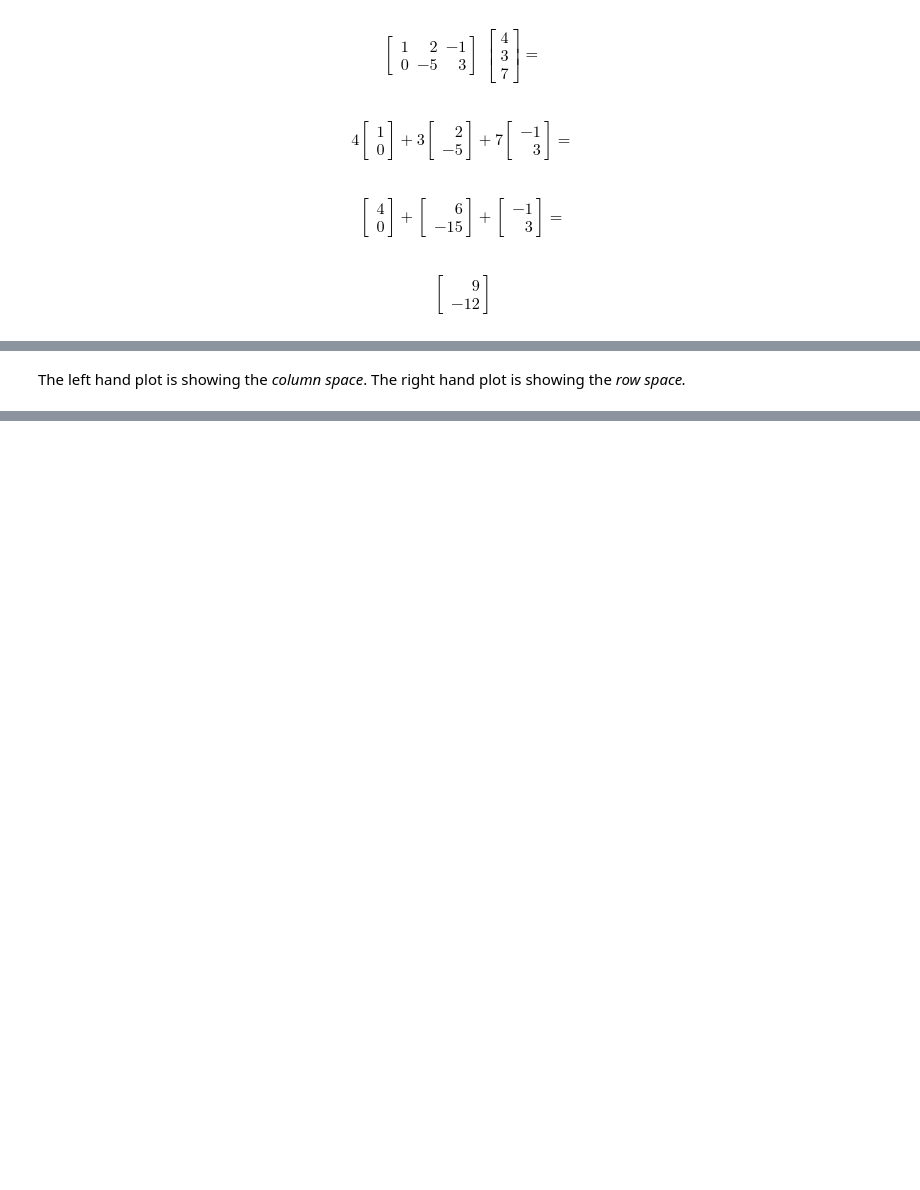
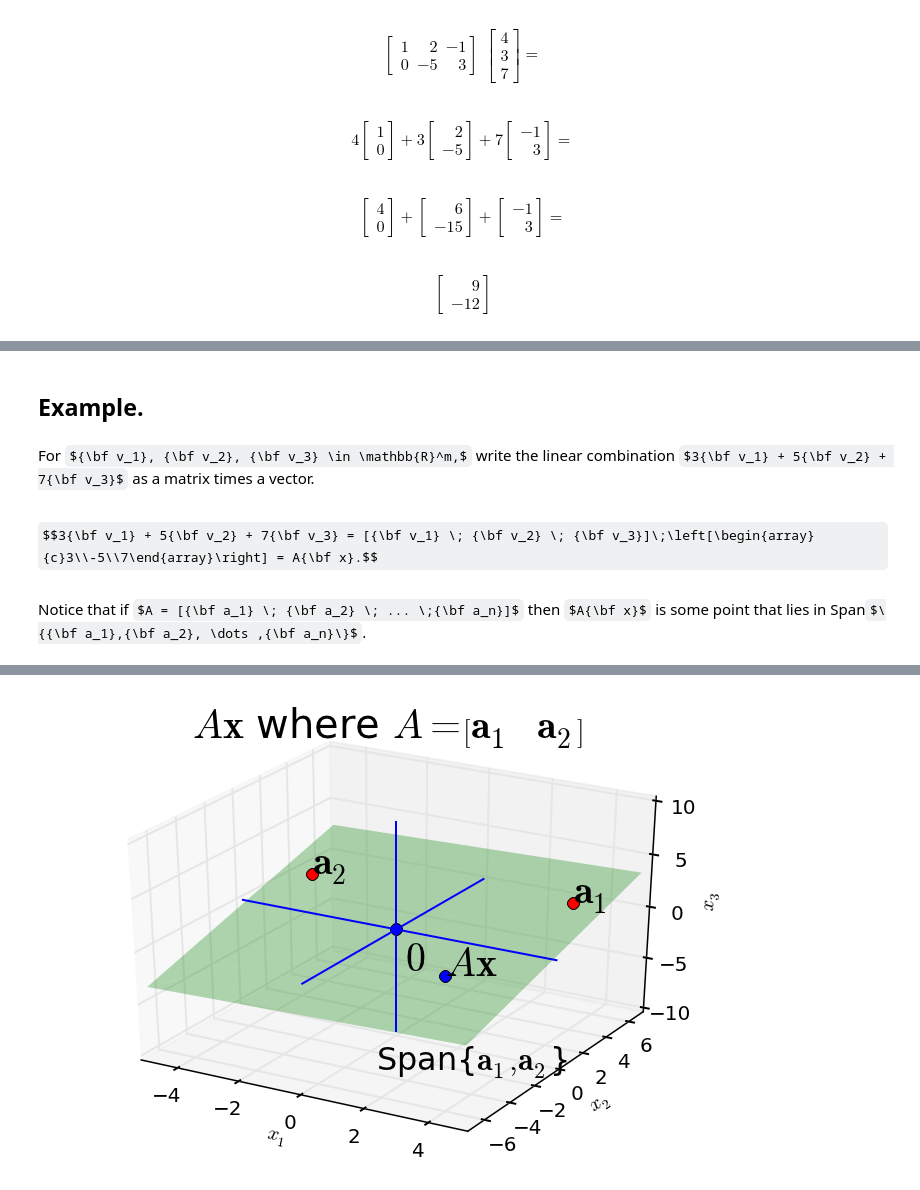
Before and after one commit to mcrovella/CS132-Geometric-Algorithms, a Jupyter notebook: L4Axb.ipynb, the cells around one changed output, grey strips where cells are left out. Cells and saved outputs as stored; diff of their text form; code cells hidden in the pictures; some formulas as TeX source; blank space fills up the shorter version.

```diff
--- a/L4Axb.ipynb
+++ b/L4Axb.ipynb
@@ -523,2 +71,34 @@ plt.subplots_adjust(right = 2.0)
-# %% [markdown]
-The left hand plot is showing the _column space_.   The right hand plot is showing the _row space._
+# %% [markdown]
+## Example.
+# %% [markdown]
+For ${\bf v_1}, {\bf v_2}, {\bf v_3} \in \mathbb{R}^m,$ write the linear combination $3{\bf v_1} + 5{\bf v_2} + 7{\bf v_3}$ as a matrix times a vector.
+# %% [markdown]
+$$3{\bf v_1} + 5{\bf v_2} + 7{\bf v_3} = [{\bf v_1} \; {\bf v_2} \; {\bf v_3}]\;\left[\begin{array}{c}3\\-5\\7\end{array}\right] = A{\bf x}.$$
+# %% [markdown]
+Notice that if $A = [{\bf a_1} \; {\bf a_2} \; ... \;{\bf a_n}]$ then $A{\bf x}$ is some point that lies in Span$\{{\bf a_1},{\bf a_2}, \dots ,{\bf a_n}\}$.
+# %%
+sl.hide_code_in_slideshow()
+ax = ut.plotSetup3d(-5,5,-7,7,-10,10)
+v = [4.0,4.0,2.0]
+u = [-4.0,3.0,1.0]
+A = np.array([v, u]).T
+x = np.array([[-0.1, -0.75]]).T
+Ax = A.dot(x)
+ax.text(v[0],v[1],v[2],r'$\bf a_1$',size=20)
+ax.text(u[0],u[1],u[2],r'$\bf a_2$',size=20)
+ax.text(Ax[0],Ax[1],Ax[2],r'$A\bf x$',size=20)
+ax.text(1,-4,-10,r'Span{$\bf a_1,a_2$}',size=16)
+ax.text(0.2,0.2,-4,r'$\bf 0$',size=20)
+# plotting the span of v
+ut.plotSpan3d(ax,u,v,'Green')
+ut.plotPoint3d(ax,u[0],u[1],u[2],'r')
+ut.plotPoint3d(ax,v[0],v[1],v[2],'r')
+ut.plotPoint3d(ax,0,0,0,'b')
+ut.plotPoint3d(ax,Ax[0],Ax[1],Ax[2],'b')
+# plotting the axes
+ut.plotIntersection3d(ax,[0,0,1,0],[0,1,0,0])
+ut.plotIntersection3d(ax,[0,0,1,0],[1,0,0,0])
+ut.plotIntersection3d(ax,[0,1,0,0],[1,0,0,0])
+ax.set_title(r'$A{\bf x}$ where $A = \left[\bf a_1\;a_2\right]$',size=20)
+print ''
+# %% [output]
@@ -524,0 +106 @@ The left hand plot is showing the _column space_.   The right hand plot is showi
+[figure, added]
```
Also changed, not shown: parts of 113 cells of this notebook, 1 other file.
